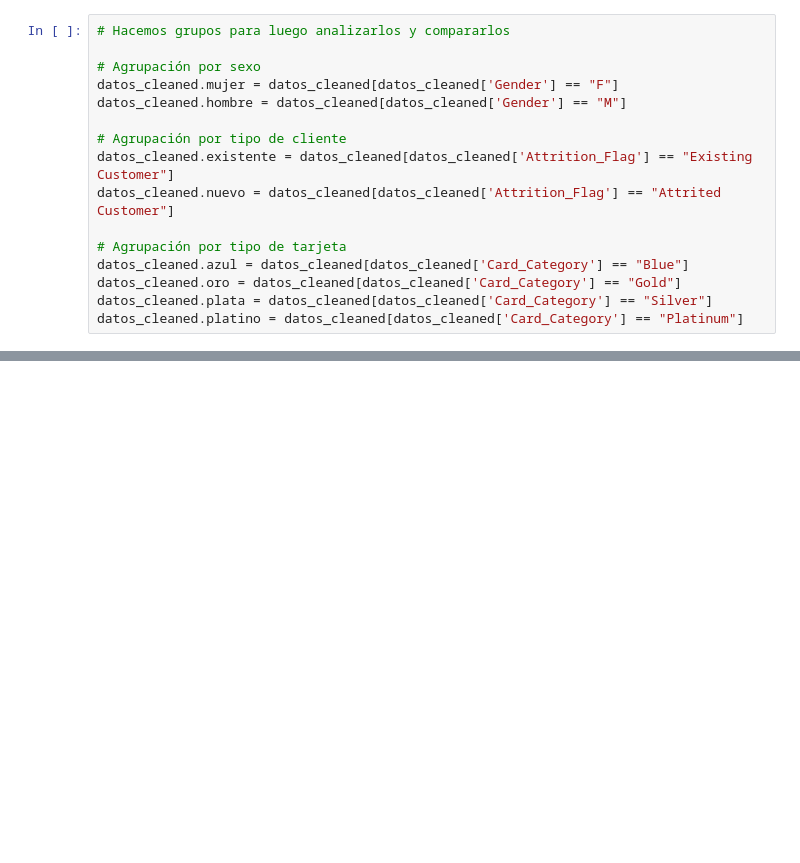
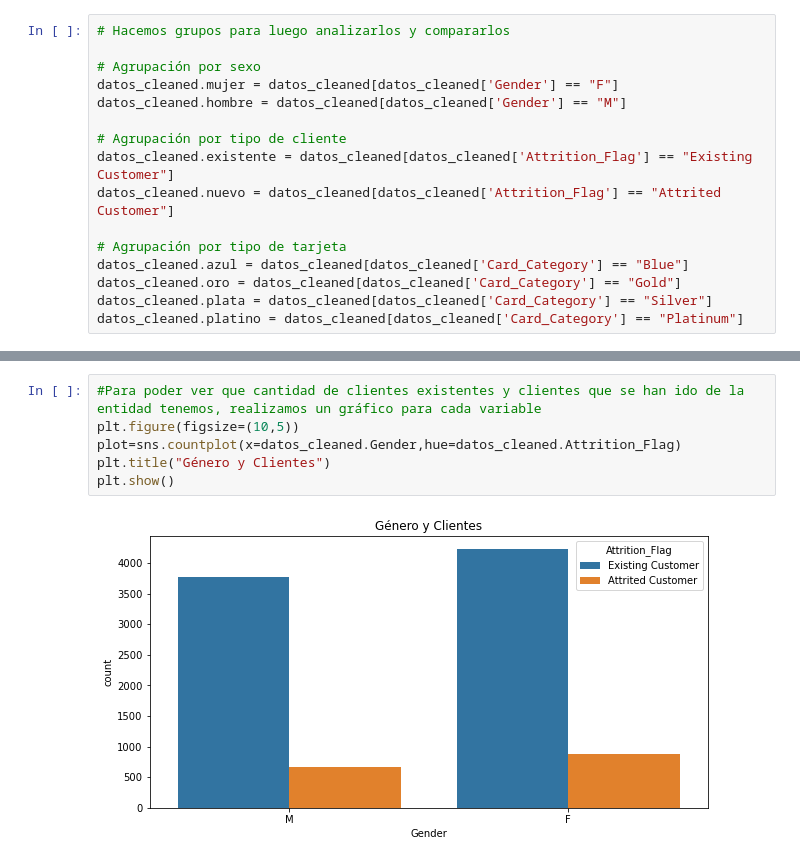
Before and after one commit to andreagonvic/Data-cleansing, a Jupyter notebook: CreditCardDataset.ipynb, the cells around one changed output, grey strips where cells are left out. Saved outputs shown, nothing was run; the diff lists cells and outputs as text; blank space fills up the shorter version.

```diff
--- a/CreditCardDataset.ipynb
+++ b/CreditCardDataset.ipynb
@@ -190,0 +234,8 @@ datos_cleaned.platino = datos_cleaned[datos_cleaned['Card_Category'] == "Platinu
+# %%
+#Para poder ver que cantidad de clientes existentes y clientes que se han ido de la entidad tenemos, realizamos un gráfico para cada variable
+plt.figure(figsize=(10,5))
+plot=sns.countplot(x=datos_cleaned.Gender,hue=datos_cleaned.Attrition_Flag)
+plt.title("Género y Clientes")
+plt.show()
+# %% [output]
+[figure, added]
```
Also changed, not shown: parts of 13 cells of this notebook.
